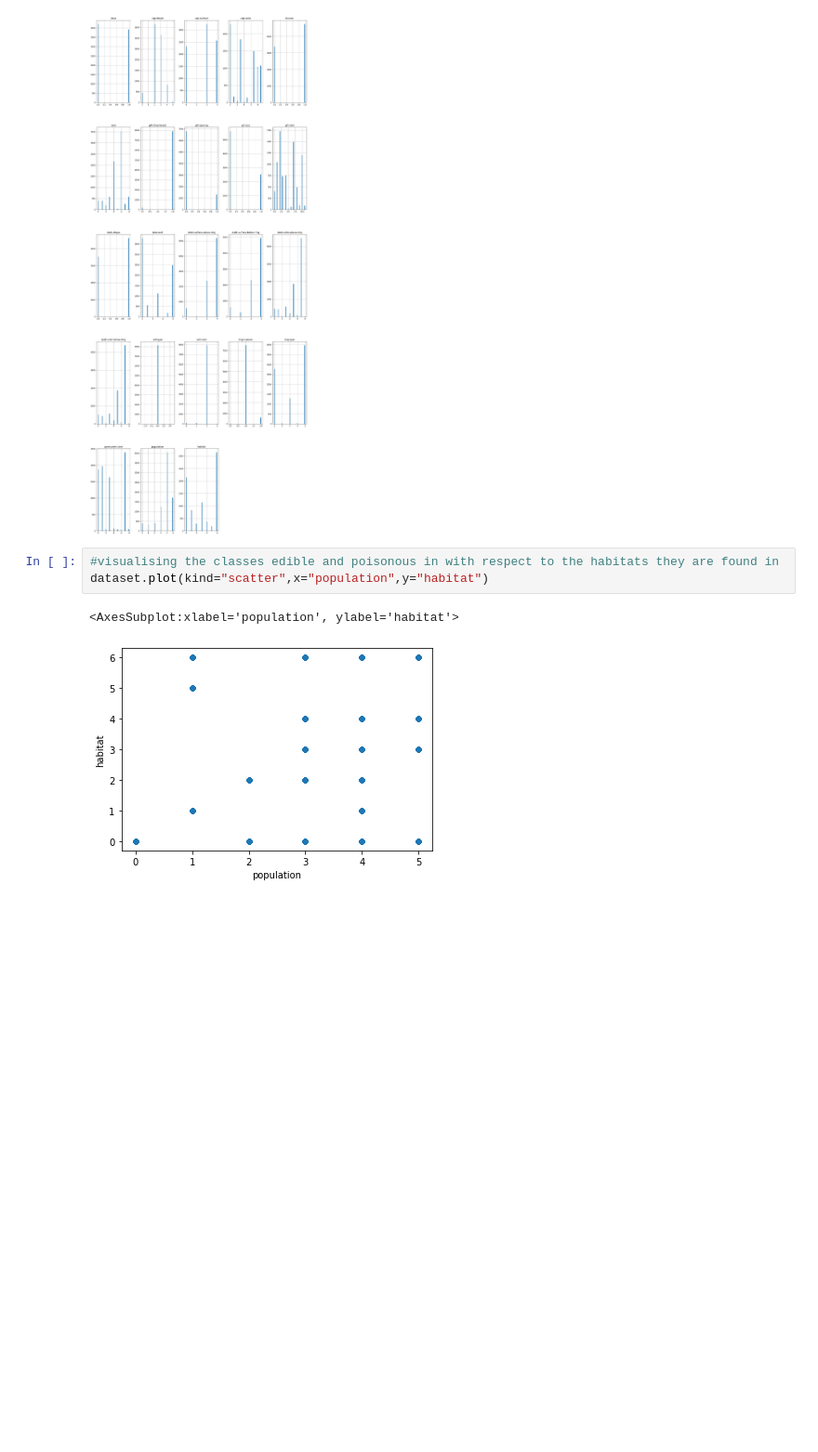
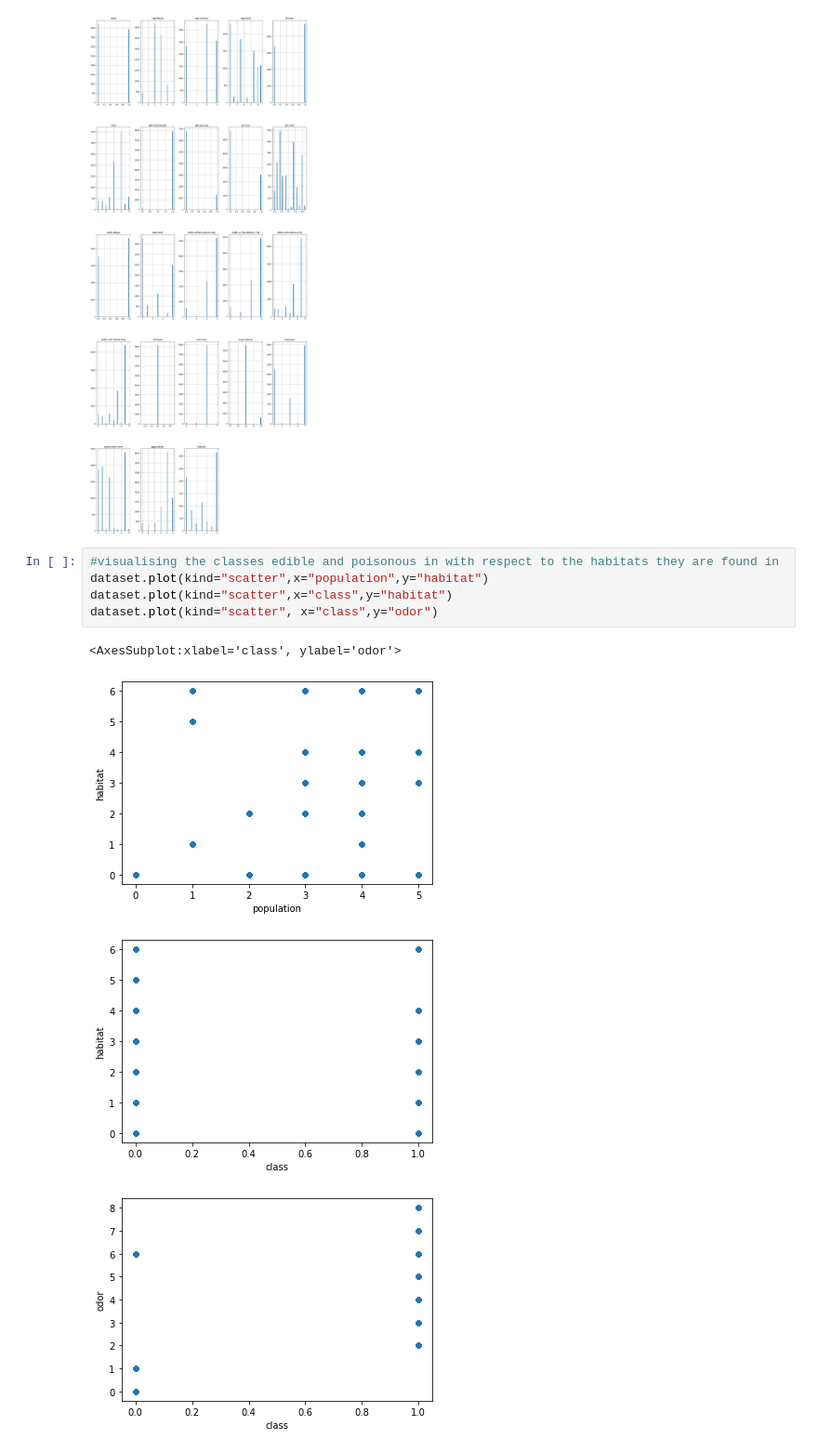
Before and after one commit to jagmeet18/DataMining, a Jupyter notebook: practice_notebook.ipynb, the cells around one changed output. Shown at 93% size. Drawn from its saved outputs; the diff is of its cells as text; blank space fills up the shorter version.

```diff
--- a/practice_notebook.ipynb
+++ b/practice_notebook.ipynb
@@ -170,6 +170,10 @@ plt.show()
 # %%
 #visualising the classes edible and poisonous in with respect to the habitats they are found in
 dataset.plot(kind="scatter",x="population",y="habitat")
+dataset.plot(kind="scatter",x="class",y="habitat")
+dataset.plot(kind="scatter", x="class",y="odor")
 # %% [output]
-<AxesSubplot:xlabel='population', ylabel='habitat'>
+<AxesSubplot:xlabel='class', ylabel='odor'>
 [figure]
+[figure, added]
+[figure, added]
```
Also changed, not shown: parts of 23 cells of this notebook.
